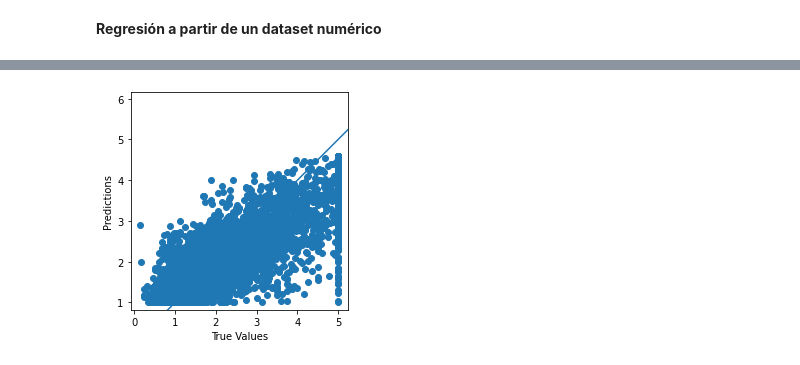
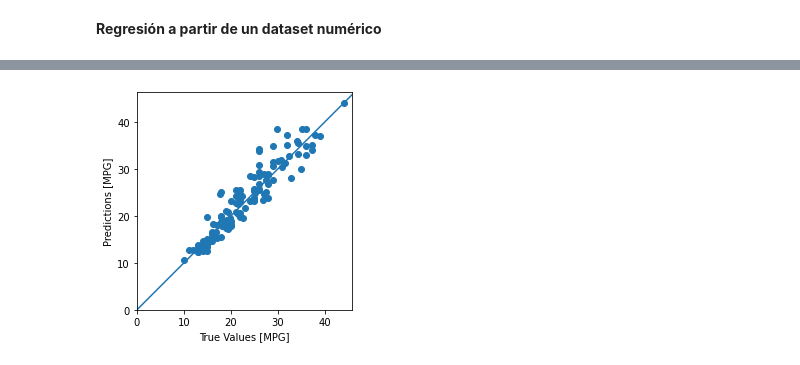
Before and after one commit to Sneider25/NeuronalNetworks, a Jupyter notebook: Numeric/7C_Classifier/Regressor.ipynb, the cells around one changed output, grey strips where cells are left out. Cells and saved outputs as stored; diff of their text form; code cells hidden in the pictures.

```diff
--- a/Numeric/7C_Classifier/Regressor.ipynb
+++ b/Numeric/7C_Classifier/Regressor.ipynb
@@ -69,15 +75,22 @@ Non-trainable params: 0
 _________________________________________________________________
 # %%
 # Creamos un callback para guardar el mejor modelo
-best_model_callback = callbacks.ModelCheckpoint("best_model.h5",
-                                                monitor='val_accuracy',
+best_model_callback = callbacks.ModelCheckpoint("best_model_regresor.h5",
+                                                monitor='val_mse',
                                                 save_best_only=True)
 
+# Display training progress by printing a single dot for each completed epoch
+class PrintDot(tf.keras.callbacks.Callback):
+  def on_epoch_end(self, epoch, logs):
+    if epoch % 100 == 0: print('')
+    print('.', end='')
+
 # Entrenamos el modelo
-hist = model.fit(X_train, y_train,
-                 validation_data=(X_val, y_val),
-                 epochs=100,        # epoch: número de veces que verá todos los datos
-                 batch_size=24, # batch: número de datos que ve por pasada
-                 callbacks=[best_model_callback],
-                 verbose=1)
+hist = model.fit(X_train_n, y_train,
+                 #validation_data=(X_val, y_val),
+                 validation_split=0.2,
+                 epochs=200,        # epoch: número de veces que verá todos los datos
+                 #batch_size=100, # batch: número de datos que ve por pasada
+                 callbacks=[best_model_callback, PrintDot()],
+                 verbose=0)
 # %% [output]
@@ -128,11 +137,14 @@ preds_test.shape
 # %%
-plt.scatter(y_test, preds_test.flatten())
-plt.xlabel('True Values')
-plt.ylabel('Predictions')
+# Empleamos el modelo para predecir
+preds_test = model.predict(X_test_n)
+
+plt.scatter(y_test, preds_test)
+plt.xlabel('True Values [MPG]')
+plt.ylabel('Predictions [MPG]')
 plt.axis('equal')
 plt.axis('square')
-#plt.xlim([0,plt.xlim()[1]])
-#plt.ylim([0,plt.ylim()[1]])
+plt.xlim([0,plt.xlim()[1]])
+plt.ylim([0,plt.ylim()[1]])
 _ = plt.plot([-100, 100], [-100, 100])
 # %% [output]
-[figure, old version]
+[figure, new version]
```
Also changed, not shown: parts of 9 cells of this notebook, 3 other files.
